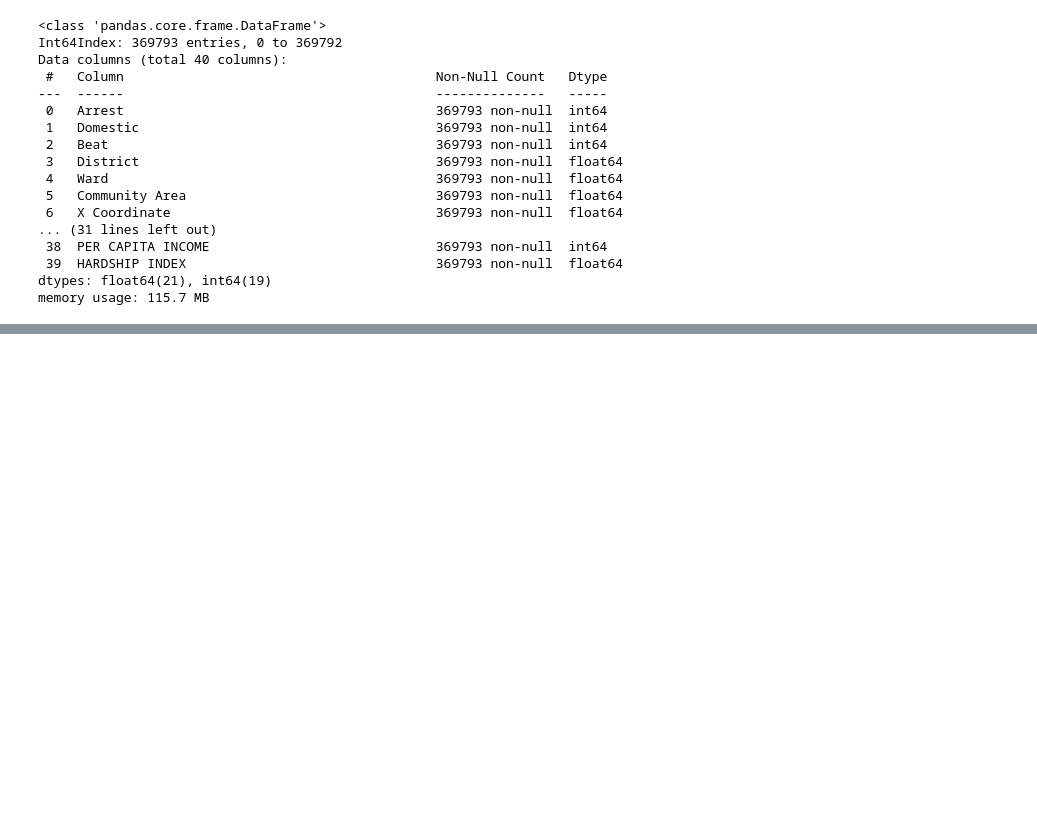
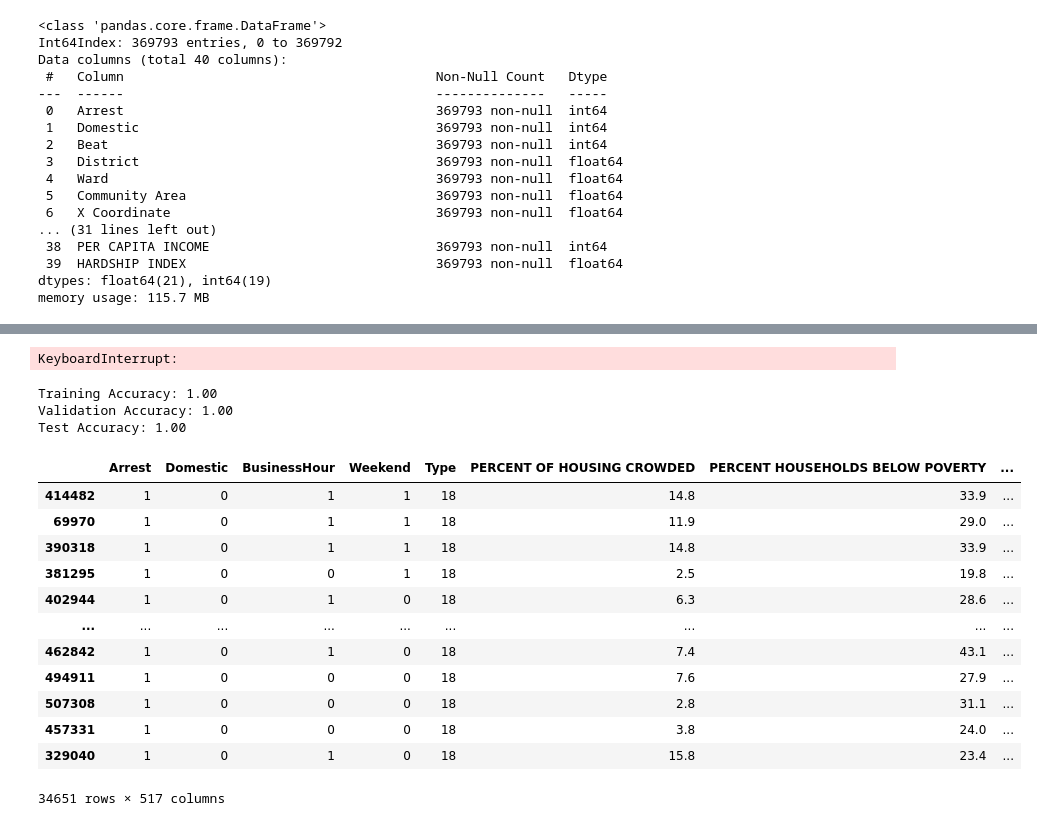
Before and after one commit to ajshedivy/CrimeAnalysisML, a Jupyter notebook: model_building.ipynb, the cells around one changed output, grey strips where cells are left out. Saved outputs shown, nothing was run; the diff lists cells and outputs as text; code cells hidden in the pictures; blank space fills up the shorter version.

```diff
--- a/model_building.ipynb
+++ b/model_building.ipynb
@@ -254,0 +341,5 @@ precision_score(y_test, y_pred)
+# %%
+drop_cols = ["Month","dayOfMonth", "Hour", "Day", "Minute", 'dayOfYear', 'weekOfMonth', 'weekOfYear',"X Coordinate", "Y Coordinate",
+                        "Latitude", "Longitude", "Rot30_X", "Rot30_Y", "Rot45_X", "Rot45_Y",
+                        "Rot60_X", "Rot60_Y", "Radius", "Angle"]
+df.drop(drop_cols, axis=1, inplace=True)
@@ -254,0 +518,51 @@ precision_score(y_test, y_pred)
+# %%
+tree = DecisionTreeClassifier(criterion='entropy',
+                              random_state=1,
+                              max_depth=1)
+
+
+boost = AdaBoostClassifier(base_estimator=tree,
+                           n_estimators=500,
+                           algorithm='SAMME',
+                           #n_jobs=1,
+                           random_state=1)
+
+boost.fit(X_train, y_train)
+
+
+print("Valid Accuracy: %0.2f" % boost.score(X_valid, y_valid))
+print("Test Accuracy: %0.2f" % boost.score(X_test, y_test))
+# %% [output]
+KeyboardInterrupt:
+# %%
+from sklearn.ensemble import RandomForestClassifier
+
+
+forest = RandomForestClassifier(n_estimators=100,
+                                random_state=1)
+
+forest.fit(X_train, y_train)
+
+print("Training Accuracy: %0.2f" % forest.score(X_train, y_train))
+print("Validation Accuracy: %0.2f" % forest.score(X_valid, y_valid))
+print("Test Accuracy: %0.2f" % forest.score(X_test, y_test))
+# %% [output]
+Training Accuracy: 1.00
+Validation Accuracy: 1.00
+Test Accuracy: 1.00
+# %%
+X_test[(X_test['Arrest'] ==1) & (X_test['Type'] == 18)]
+# %% [output]
+|  | Arrest | Domestic | BusinessHour | Weekend | Type | PERCENT OF HOUSING CROWDED | PERCENT HOUSEHOLDS BELOW POVERTY | ... |
+| 414482 | 1 | 0 | 1 | 1 | 18 | 14.8 | 33.9 | ... |
+| 69970 | 1 | 0 | 1 | 1 | 18 | 11.9 | 29.0 | ... |
+| 390318 | 1 | 0 | 1 | 1 | 18 | 14.8 | 33.9 | ... |
+| 381295 | 1 | 0 | 0 | 1 | 18 | 2.5 | 19.8 | ... |
+| 402944 | 1 | 0 | 1 | 0 | 18 | 6.3 | 28.6 | ... |
+| ... | ... | ... | ... | ... | ... | ... | ... | ... |
+| 462842 | 1 | 0 | 1 | 0 | 18 | 7.4 | 43.1 | ... |
+| 494911 | 1 | 0 | 0 | 0 | 18 | 7.6 | 27.9 | ... |
+| 507308 | 1 | 0 | 0 | 0 | 18 | 2.8 | 31.1 | ... |
+| 457331 | 1 | 0 | 0 | 0 | 18 | 3.8 | 24.0 | ... |
+| 329040 | 1 | 0 | 1 | 0 | 18 | 15.8 | 23.4 | ... |
+34651 rows × 517 columns
```
Also changed, not shown: parts of 53 cells of this notebook, 1 other file.
